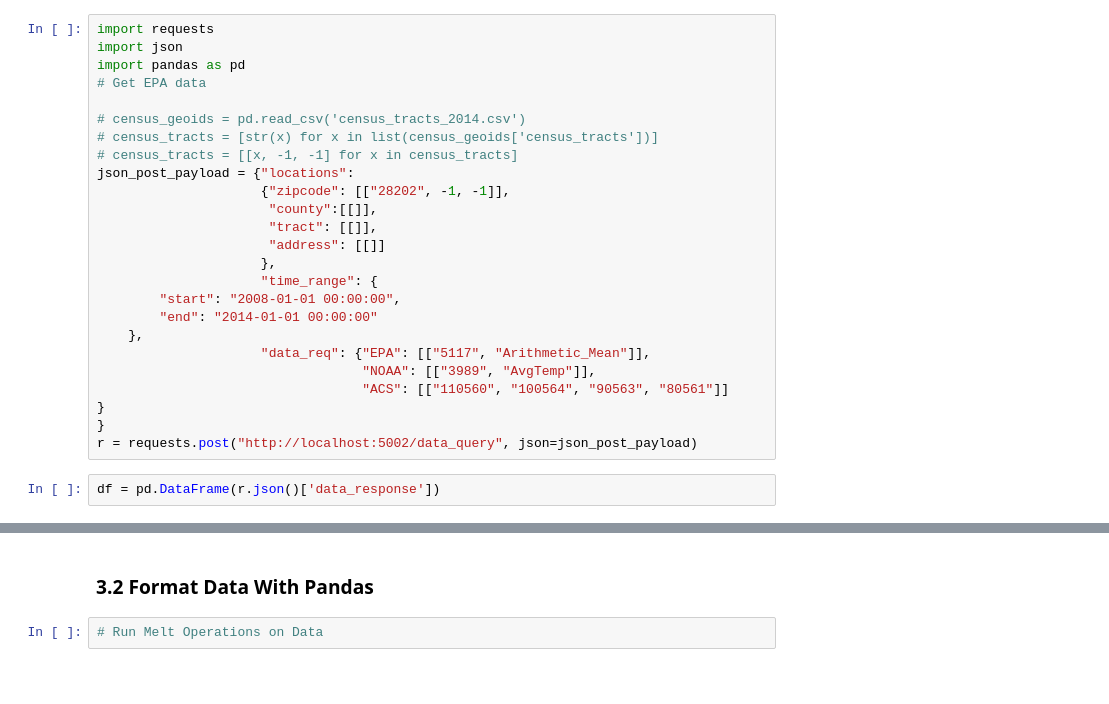
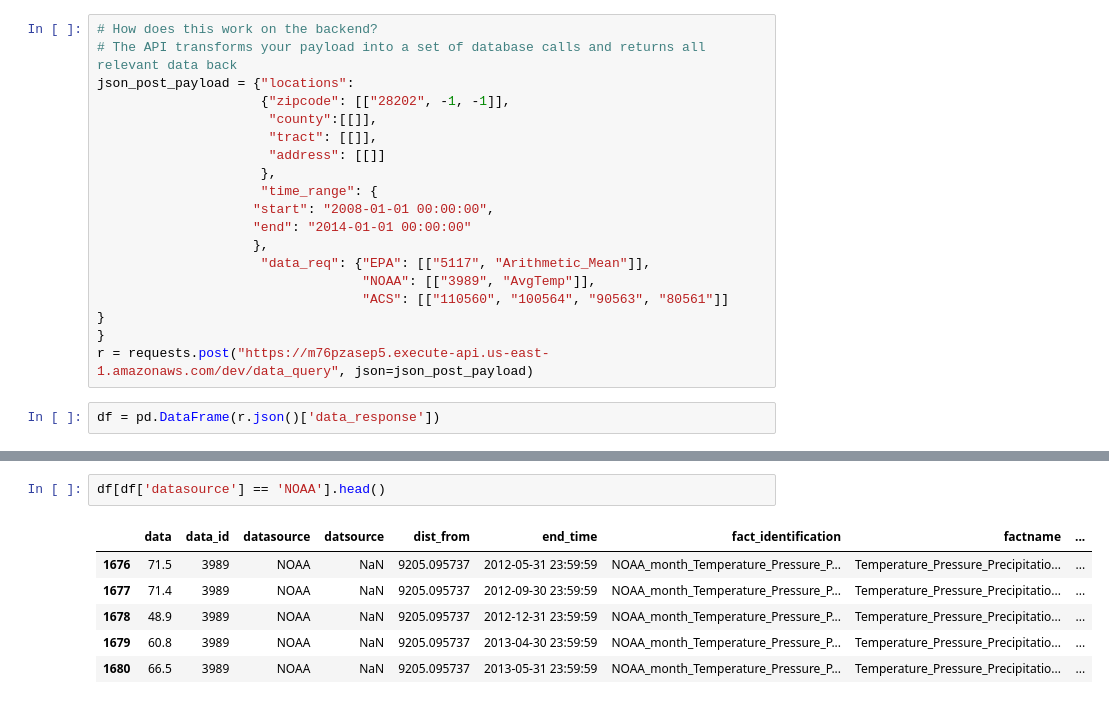
Before and after one commit to sbhave77/exposomeDWDemo, a Jupyter notebook: ExposomeDWDemo.ipynb, the cells around one changed output, grey strips where cells are left out. Drawn from its saved outputs; the diff is of its cells as text; blank space fills up the shorter version.

Commit message:
Add api call image and setup scripts are finished

```diff
--- a/ExposomeDWDemo.ipynb
+++ b/ExposomeDWDemo.ipynb
@@ -444,12 +483,6 @@ If you woud like to explore more of these variables on a country-wide level you
 # %%
-import requests
-import json
-import pandas as pd
-# Get EPA data
-
-# census_geoids = pd.read_csv('census_tracts_2014.csv')
-# census_tracts = [str(x) for x in list(census_geoids['census_tracts'])]
-# census_tracts = [[x, -1, -1] for x in census_tracts]
+# How does this work on the backend?
+# The API transforms your payload into a set of database calls and returns all relevant data back
 json_post_payload = {"locations":
                      {"zipcode": [["28202", -1, -1]],
                       "county":[[]],
@@ -457,15 +490,15 @@ json_post_payload = {"locations":
                       "address": [[]]
                      },
                      "time_range": {
-        "start": "2008-01-01 00:00:00",
-        "end": "2014-01-01 00:00:00"
-    },
+                    "start": "2008-01-01 00:00:00",
+                    "end": "2014-01-01 00:00:00"
+                    },
                      "data_req": {"EPA": [["5117", "Arithmetic_Mean"]],
                                   "NOAA": [["3989", "AvgTemp"]],
                                   "ACS": [["110560", "100564", "90563", "80561"]]
 }
 }
-r = requests.post("http://localhost:5002/data_query", json=json_post_payload)
+r = requests.post("https://m76pzasep5.execute-api.us-east-1.amazonaws.com/dev/data_query", json=json_post_payload)
 # %%
 df = pd.DataFrame(r.json()['data_response'])
 # %%
@@ -477,8 +510,12 @@ df.head()
 | 2 | 10.0 | 5117 | EPA | NaN | 5513.029875 | 2008-01-03 23:59:59 | 88101 | PM2.5 - Local Conditions | ... |
 | 3 | 16.4 | 5117 | EPA | NaN | 5513.029875 | 2008-01-04 23:59:59 | 88101 | PM2.5 - Local Conditions | ... |
 | 4 | 11.2 | 5117 | EPA | NaN | 5513.029875 | 2008-01-05 23:59:59 | 88101 | PM2.5 - Local Conditions | ... |
-# %% [markdown]
-<a id='Melt'></a>
-### 3.2 Format Data With Pandas
-# %%
-# Run Melt Operations on Data
+# %%
+df[df['datasource'] == 'NOAA'].head()
+# %% [output]
+|  | data | data_id | datasource | datsource | dist_from | end_time | fact_identification | factname | ... |
+| 1676 | 71.5 | 3989 | NOAA | NaN | 9205.095737 | 2012-05-31 23:59:59 | NOAA_month_Temperature_Pressure_P... | Temperature_Pressure_Precipitatio... | ... |
+| 1677 | 71.4 | 3989 | NOAA | NaN | 9205.095737 | 2012-09-30 23:59:59 | NOAA_month_Temperature_Pressure_P... | Temperature_Pressure_Precipitatio... | ... |
+| 1678 | 48.9 | 3989 | NOAA | NaN | 9205.095737 | 2012-12-31 23:59:59 | NOAA_month_Temperature_Pressure_P... | Temperature_Pressure_Precipitatio... | ... |
+| 1679 | 60.8 | 3989 | NOAA | NaN | 9205.095737 | 2013-04-30 23:59:59 | NOAA_month_Temperature_Pressure_P... | Temperature_Pressure_Precipitatio... | ... |
+| 1680 | 66.5 | 3989 | NOAA | NaN | 9205.095737 | 2013-05-31 23:59:59 | NOAA_month_Temperature_Pressure_P... | Temperature_Pressure_Precipitatio... | ... |
```
Also changed, not shown: parts of 20 cells of this notebook, 5 other files.
